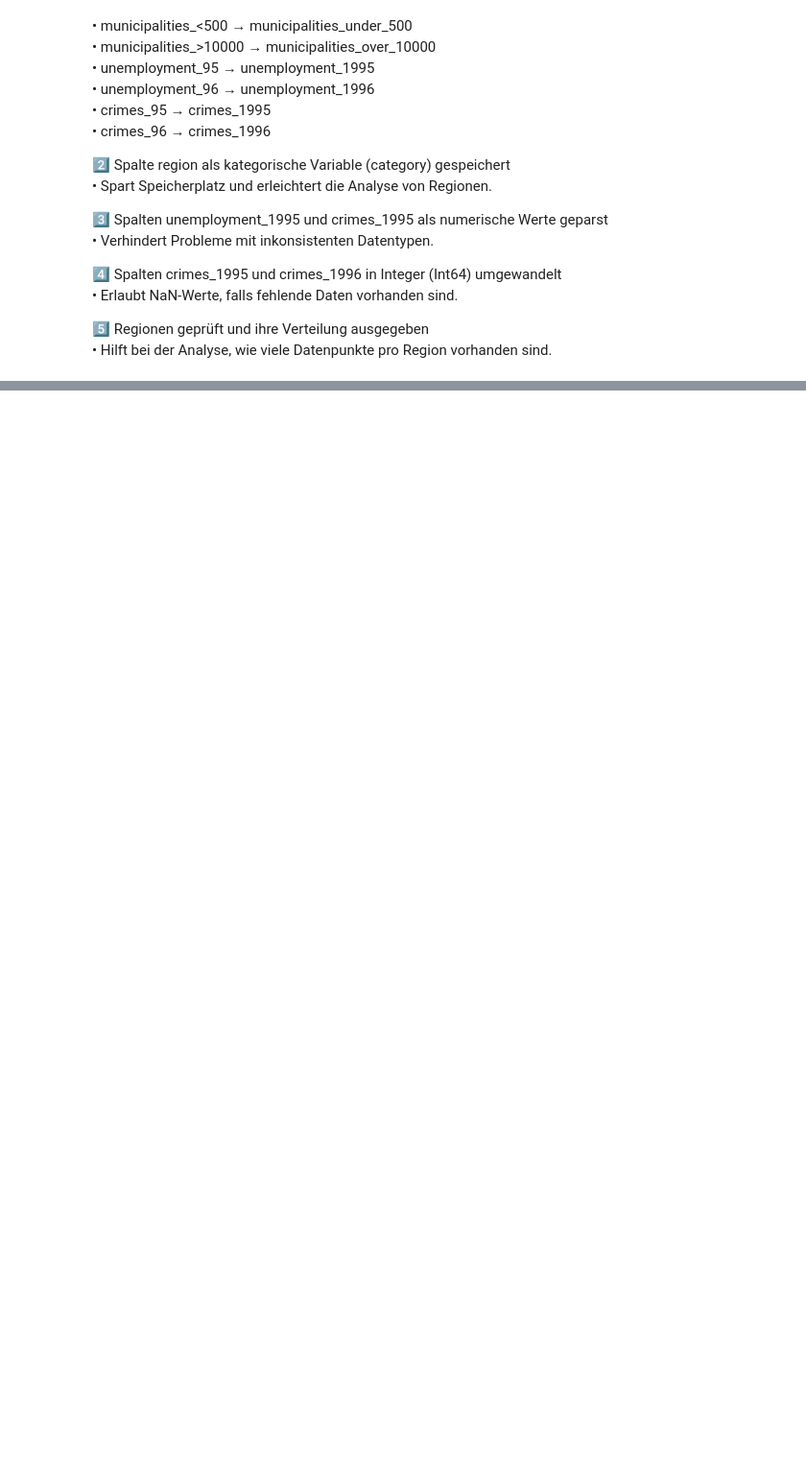
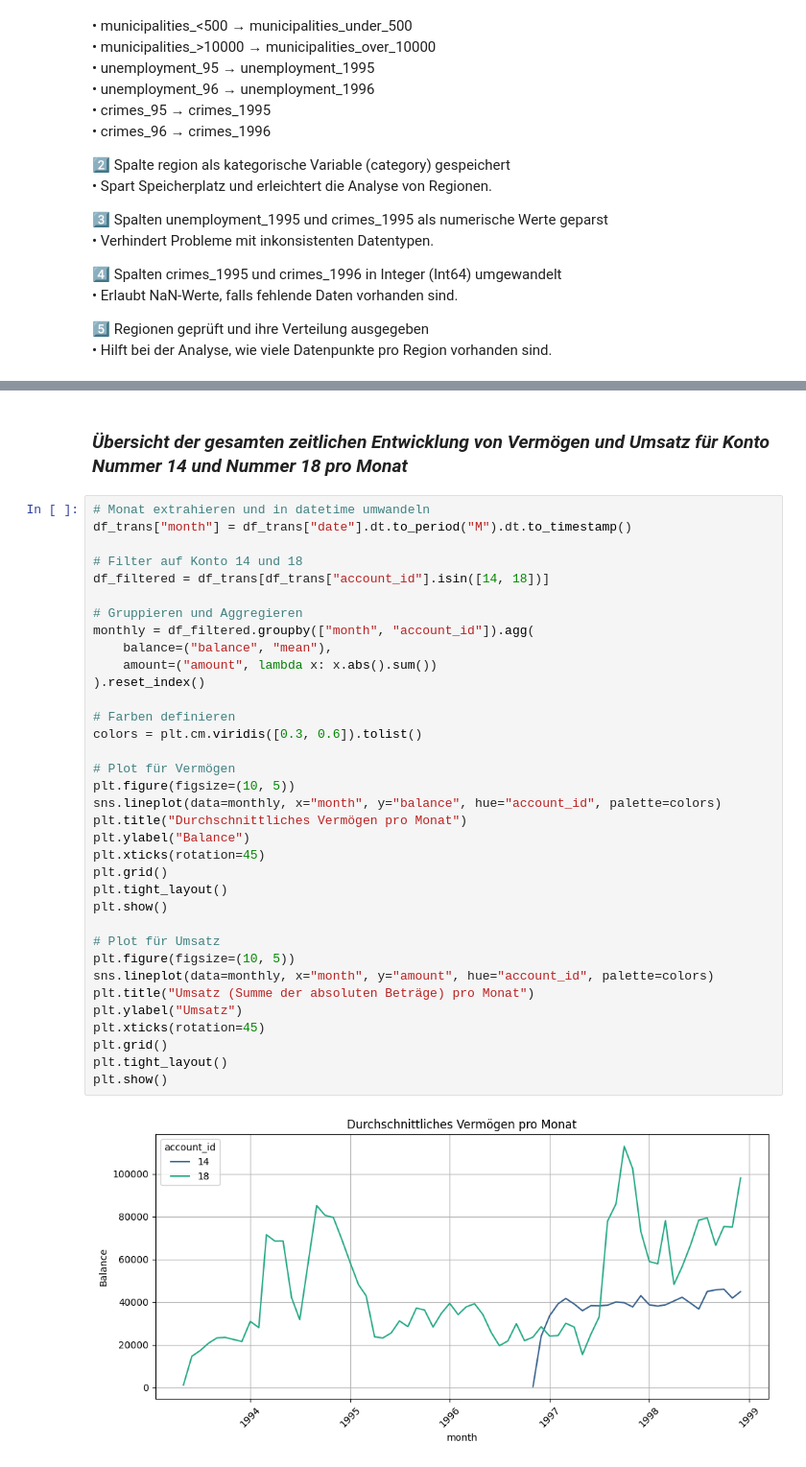
Before and after one commit to Steff72/aml_challenge, a Jupyter notebook: aml_challenge.ipynb, the cells around one changed output, grey strips where cells are left out. Shown: that part at 96% size. Drawn from its saved outputs; the diff is of its cells as text; blank space fills up the shorter version.

```diff
--- a/aml_challenge.ipynb
+++ b/aml_challenge.ipynb
@@ -1001,0 +1659,39 @@ dtype: int64
+# %% [markdown]
+### *Übersicht der gesamten zeitlichen Entwicklung von Vermögen und Umsatz für Konto Nummer 14 und Nummer 18 pro Monat*
+# %%
+# Monat extrahieren und in datetime umwandeln
+df_trans["month"] = df_trans["date"].dt.to_period("M").dt.to_timestamp()
+
+# Filter auf Konto 14 und 18
+df_filtered = df_trans[df_trans["account_id"].isin([14, 18])]
+
+# Gruppieren und Aggregieren
+monthly = df_filtered.groupby(["month", "account_id"]).agg(
+    balance=("balance", "mean"),
+    amount=("amount", lambda x: x.abs().sum())
+).reset_index()
+
+# Farben definieren
+colors = plt.cm.viridis([0.3, 0.6]).tolist()
+
+# Plot für Vermögen
+plt.figure(figsize=(10, 5))
+sns.lineplot(data=monthly, x="month", y="balance", hue="account_id", palette=colors)
+plt.title("Durchschnittliches Vermögen pro Monat")
+plt.ylabel("Balance")
+plt.xticks(rotation=45)
+plt.grid()
+plt.tight_layout()
+plt.show()
+
+# Plot für Umsatz
+plt.figure(figsize=(10, 5))
+sns.lineplot(data=monthly, x="month", y="amount", hue="account_id", palette=colors)
+plt.title("Umsatz (Summe der absoluten Beträge) pro Monat")
+plt.ylabel("Umsatz")
+plt.xticks(rotation=45)
+plt.grid()
+plt.tight_layout()
+plt.show()
+# %% [output]
+[figure, added]
```
Also changed, not shown: parts of 42 cells of this notebook, 2 other files.
